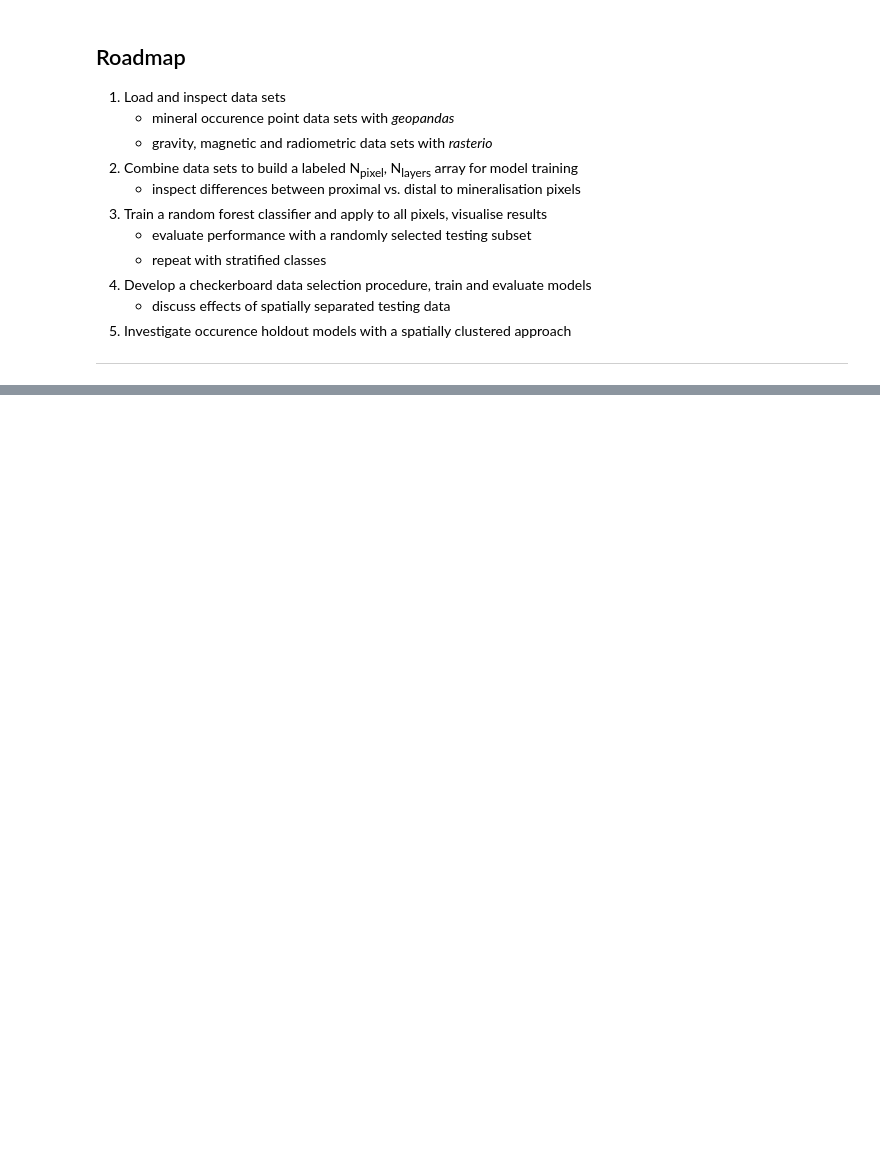
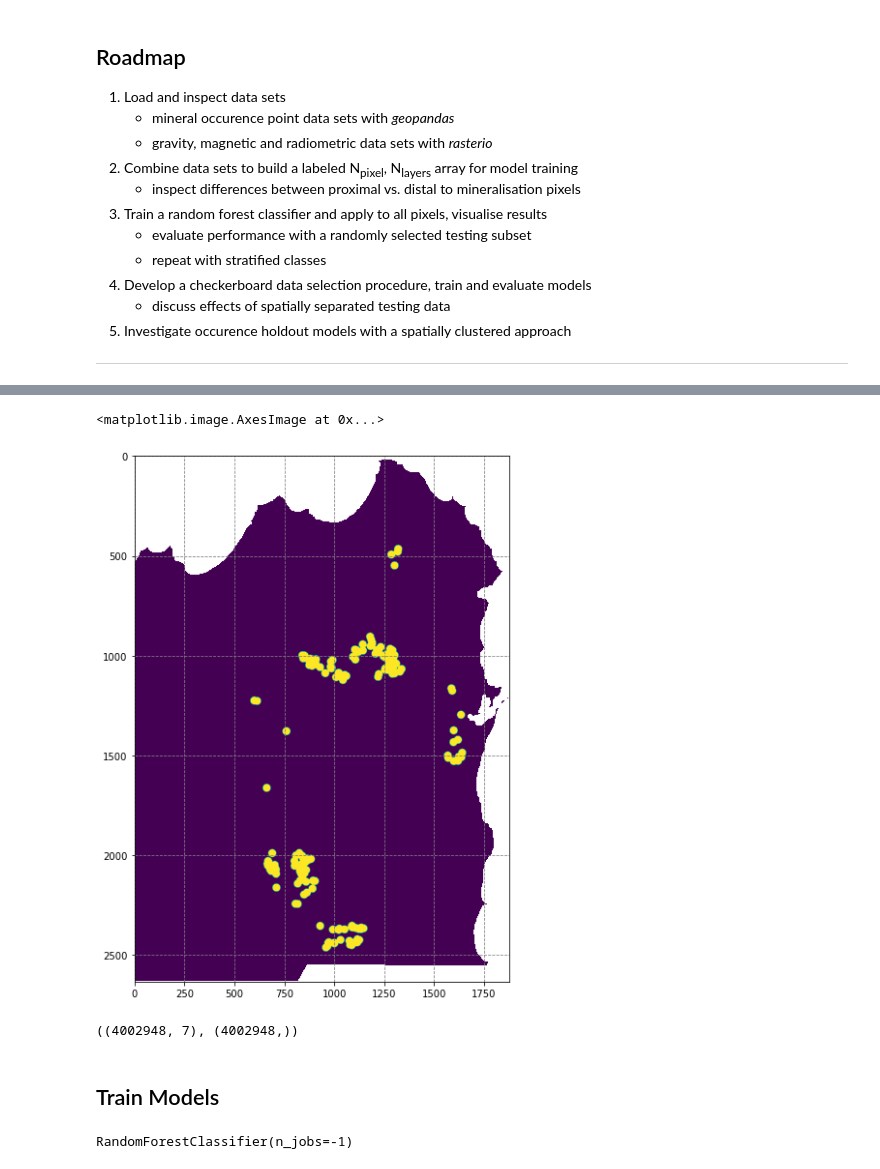
Before and after one commit to Solve-Geosolutions/transform_2022, a Jupyter notebook: live_notebook.ipynb, the cells around one changed output, grey strips where cells are left out. Cells and saved outputs as stored; diff of their text form; code cells hidden in the pictures; blank space fills up the shorter version.

```diff
--- a/live_notebook.ipynb
+++ b/live_notebook.ipynb
@@ -51,0 +132,40 @@
+# %%
+# import rasterize module
+from rasterio.features import rasterize
+
+# rasterize the point
+geometry_generator = ((geom, 1) for geom in df.buffer(1000).geometry)
+labels = rasterize(shapes=geometry_generator, out_shape=data[0].shape, fill=0, transform=transform).astype('float32')
+labels[nodata_mask] = np.nan
+
+plt.imshow(labels)
+# %% [output]
+<matplotlib.image.AxesImage at 0x...>
+[figure, added]
+# %%
+# convert 3D data cube to 2D tabular array
+X_pix = data.reshape((data.shape[0], data.shape[1] * data.shape[2])).T
+y_pix = labels.flatten()
+
+# remove nans
+X = X_pix[~np.isnan(y_pix)]
+y = y_pix[~np.isnan(y_pix)]
+
+X.shape, y.shape
+# %% [output]
+((4002948, 7), (4002948,))
+# %% [markdown]
+## Train Models
+# %%
+# import modelling modules
+from sklearn.ensemble import RandomForestClassifier
+from sklearn.model_selection import train_test_split
+
+# generate train and testing subsets
+X_train, X_test, y_train, y_test = train_test_split(X, y, test_size=0.5, random_state=420)
+
+# define model
+model1 = RandomForestClassifier(n_jobs=-1)
+model1.fit(X_train, y_train)
+# %% [output]
+RandomForestClassifier(n_jobs=-1)
```
Also changed, not shown: parts of 25 cells of this notebook, 1 other file.
